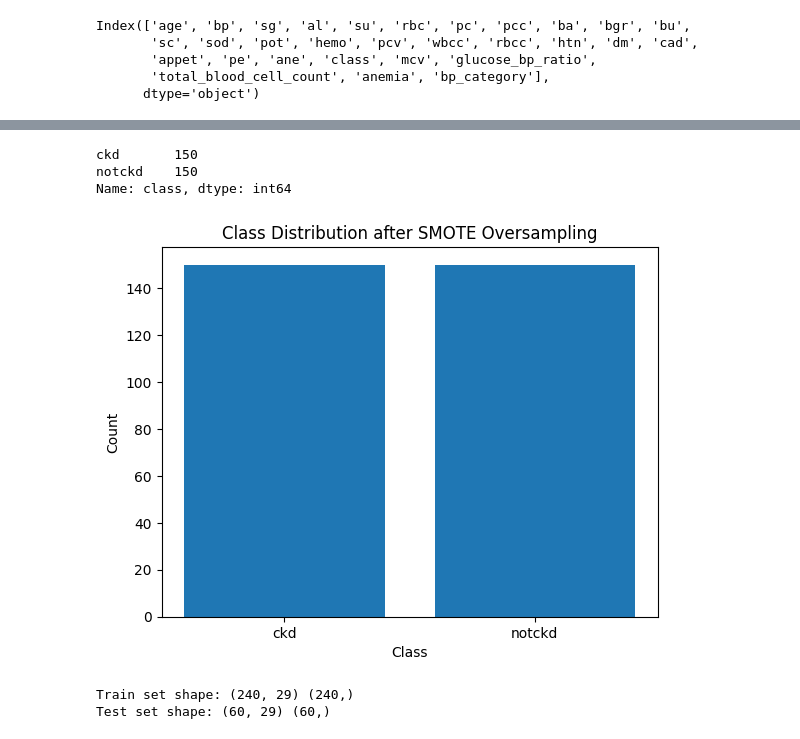
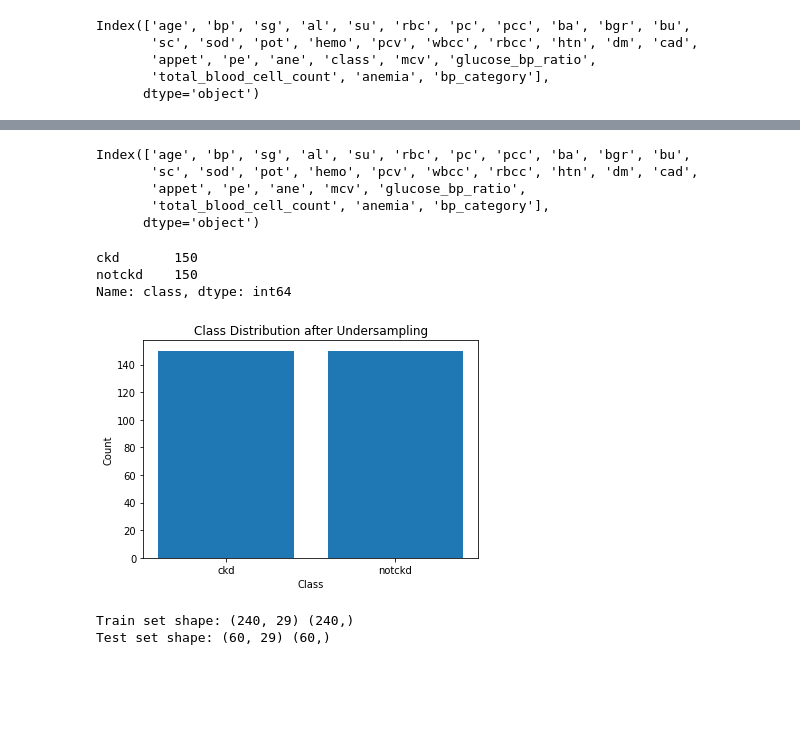
Before and after one commit to krissemmy/HDSC-Spring-23-Premier-Project-plotly-group, a Jupyter notebook: Data Science aspect.ipynb, the cells around one changed output, grey strips where cells are left out. Cells and saved outputs as stored; diff of their text form; code cells hidden in the pictures; blank space fills up the shorter version.

```diff
--- a/Data Science aspect.ipynb
+++ b/Data Science aspect.ipynb
@@ -353,6 +350,14 @@ memory usage: 93.9+ KB
 # Separate the features (X) and target variable (y)
 X = df.drop('class', axis=1)
 y = df['class']
+# %%
+X.columns
+# %% [output]
+Index(['age', 'bp', 'sg', 'al', 'su', 'rbc', 'pc', 'pcc', 'ba', 'bgr', 'bu',
+       'sc', 'sod', 'pot', 'hemo', 'pcv', 'wbcc', 'rbcc', 'htn', 'dm', 'cad',
+       'appet', 'pe', 'ane', 'mcv', 'glucose_bp_ratio',
+       'total_blood_cell_count', 'anemia', 'bp_category'],
+      dtype='object')
 # %%
 # Define the RandomUnderSampler
 rus = RandomUnderSampler(random_state=42)
@@ -362,25 +367,25 @@ X_res, y_res = rus.fit_resample(X, y)
 # %%
 # Convert the target variable to a DataFrame (assuming it is a pandas Series)
 y_res_df = pd.DataFrame(y_res, columns=['class'])
 
 # Count the occurrences of each class in the target variable
 class_counts = y_res_df['class'].value_counts()
 
 # Print the class counts
 print(class_counts)
 
 
 # Create a bar chart to visualize the class balance
 plt.bar(class_counts.index, class_counts.values)
 plt.xlabel('Class')
 plt.ylabel('Count')
-plt.title('Class Distribution after SMOTE Oversampling')
+plt.title('Class Distribution after Undersampling')
 plt.show()
 # %% [output]
 ckd       150
 notckd    150
 Name: class, dtype: int64
-[figure, old version]
+[figure, new version]
 # %%
 # Split the data into train and test sets
 X_train_s, X_test_s, y_train_s, y_test_s = train_test_split(X_res, y_res, test_size=0.2, random_state=42)
```
Also changed, not shown: parts of 12 cells of this notebook.
